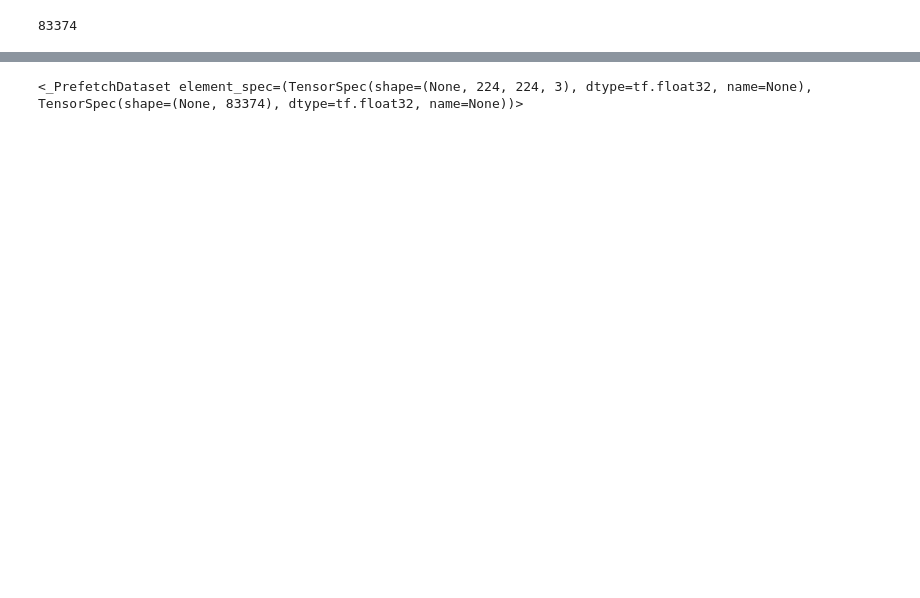
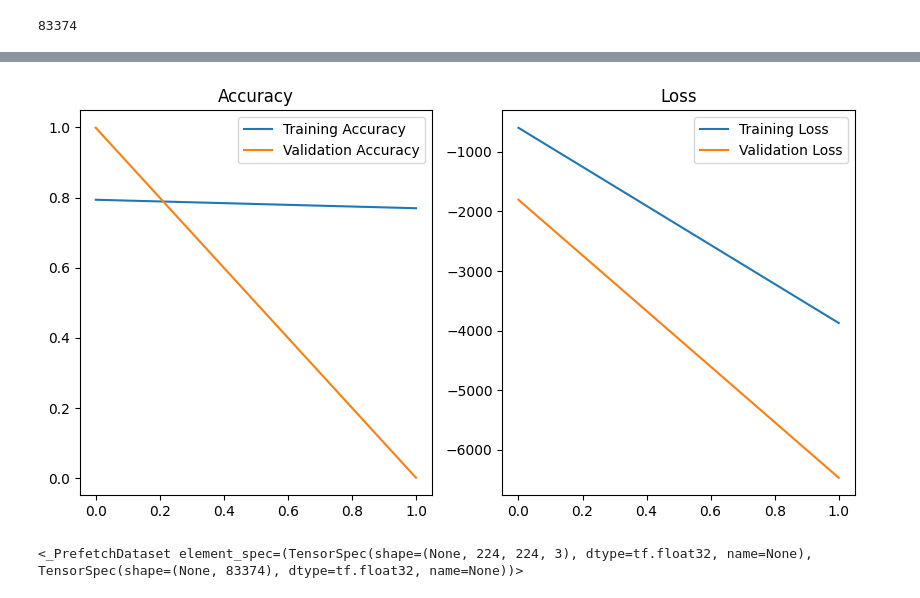
Before and after one commit to Areeb196/CS7643-DL-Project, a Jupyter notebook: preprocessing.ipynb, the cells around one changed output, grey strips where cells are left out. Cells and saved outputs as stored; diff of their text form; code cells hidden in the pictures; blank space fills up the shorter version.

```diff
--- a/preprocessing.ipynb
+++ b/preprocessing.ipynb
@@ -48,3 +159,5 @@ df = pd.read_csv('/content/drive/MyDrive/gproject/Food Ingredients and Recipe Da
+# %%
+df = df.drop(df.columns[0], axis=1)
 # %%
 print(df['Image_Name'].dtype)
 print(df['Image_Name'].isnull().sum())
@@ -165,12 +288,18 @@ Downloading data from https://storage.googleapis.com/tensorflow/keras-applicatio
-# %%
-def data_generator(df):
-    """Yields data one row at a time."""
-    for _, row in df.iterrows():
-        yield preprocess_data(row)
+# %%
+def data_generator(df):
+    for _, row in df.iterrows():
+        try:
+            image = tf.io.read_file(row['Image_Path'])
+            image = tf.image.decode_jpeg(image, channels=3)
+            image = tf.image.resize(image, [IMG_SIZE, IMG_SIZE])
+            label = row['encoded_ingredients']
+            yield image, label
+        except Exception as e:
+            print(f"Error processing image {row['Image_Path']}: {e}")
 # %%
 IMG_SIZE = 224
 NUM_INGREDIENTS = 83374
-BATCH_SIZE = 32
-EPOCHS = 10
+BATCH_SIZE = 8
+EPOCHS = 5
 ACTI = "relu"
 # %%
@@ -211,3 +434,27 @@ model.add(data_augmentation)
+# %%
+# Analyze training history
+import matplotlib.pyplot as plt
+
+# Plot training accuracy and loss
+plt.figure(figsize=(10, 5))
+
+# Training accuracy
+plt.subplot(1, 2, 1)
+plt.plot(history.history['accuracy'], label='Training Accuracy')
+plt.plot(history.history['val_accuracy'], label='Validation Accuracy')
+plt.title('Accuracy')
+plt.legend()
+
+# Training loss
+plt.subplot(1, 2, 2)
+plt.plot(history.history['loss'], label='Training Loss')
+plt.plot(history.history['val_loss'], label='Validation Loss')
+plt.title('Loss')
+plt.legend()
+
+plt.show()
+# %% [output]
+[figure, added]
 # %%
 dataset
 # %% [output]
```
Also changed, not shown: parts of 25 cells of this notebook.
